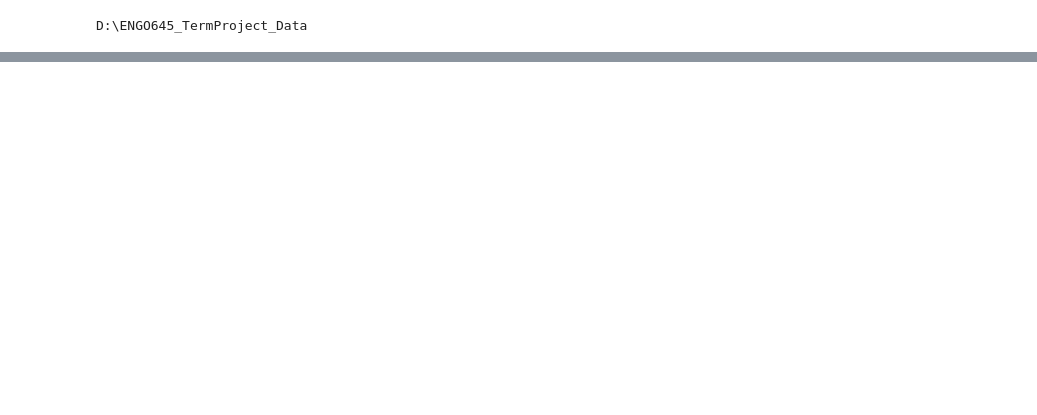
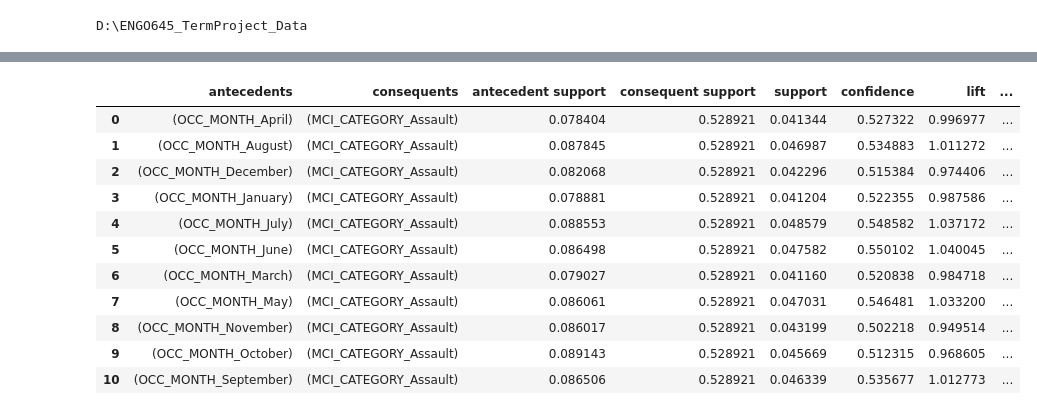
Before and after one commit to rentruong/ENGO645_TorontoCrimeAnalysis, a Jupyter notebook: Apriori.ipynb, the cells around one changed output, grey strips where cells are left out. Saved outputs shown, nothing was run; the diff lists cells and outputs as text; code cells hidden in the pictures; blank space fills up the shorter version.

```diff
--- a/Apriori.ipynb
+++ b/Apriori.ipynb
@@ -94,7 +55 @@ TEMPCategory         0
 dtype: int64
-# %%
-# Convert columns to categorical data type
-MCI_data_filtered['OCC_YEAR'] = MCI_data_filtered['OCC_YEAR'].astype('category')
-MCI_data_filtered['OCC_DAY'] = MCI_data_filtered['OCC_DAY'].astype('category')
-MCI_data_filtered['OCC_DOY'] = MCI_data_filtered['OCC_DOY'].astype('category')
-MCI_data_filtered['OCC_HOUR'] = MCI_data_filtered['OCC_HOUR'].astype('category')
@@ -155,0 +204,11 @@ Series([], dtype: int64)
+# %%
+#Setup for association rule: MCI and Month
+
+# Specify the columns
+columns_to_keep = ['MCI_CATEGORY', 'OCC_MONTH']
+MCI_data_filtered_MCIandMonth = MCI_data_filtered[columns_to_keep]
+
+# Perform one-hot encoding for all categorical columns
+df_encoded_MCIandMonth = pd.get_dummies(MCI_data_filtered_MCIandMonth)
+
+df_encoded_MCIandMonth
@@ -155,0 +229,16 @@ Series([], dtype: int64)
+# %%
+from mlxtend.frequent_patterns import apriori
+
+# Use `use_colnames=True` to convert the column names into item names
+frequent_itemsets_MCIandMonth = apriori(df_encoded_MCIandMonth, min_support=0.04, use_colnames=True)
+
+# Filter frequent itemsets to only those with size 2
+frequent_itemsets_MCIandMonth_filtered = frequent_itemsets_MCIandMonth[
+    frequent_itemsets_MCIandMonth['itemsets'].apply(lambda x: len(x)) == 2
+]
+
+# Set the display options to increase the maximum column width
+pd.set_option('display.max_colwidth', 1000)  # Adjust the number as needed
+
+# Display frequent itemsets of size 2
+frequent_itemsets_MCIandMonth_filtered
@@ -155,0 +258,21 @@ Series([], dtype: int64)
+# %%
+from mlxtend.frequent_patterns import apriori, association_rules
+
+# Generate association rules from frequent itemsets with confidence of 50% or greater
+rules = association_rules(frequent_itemsets_MCIandMonth, metric="confidence", min_threshold=0.5)
+
+# Display the generated association rules
+rules
+# %% [output]
+|  | antecedents | consequents | antecedent support | consequent support | support | confidence | lift | ... |
+| 0 | (OCC_MONTH_April) | (MCI_CATEGORY_Assault) | 0.078404 | 0.528921 | 0.041344 | 0.527322 | 0.996977 | ... |
+| 1 | (OCC_MONTH_August) | (MCI_CATEGORY_Assault) | 0.087845 | 0.528921 | 0.046987 | 0.534883 | 1.011272 | ... |
+| 2 | (OCC_MONTH_December) | (MCI_CATEGORY_Assault) | 0.082068 | 0.528921 | 0.042296 | 0.515384 | 0.974406 | ... |
+| 3 | (OCC_MONTH_January) | (MCI_CATEGORY_Assault) | 0.078881 | 0.528921 | 0.041204 | 0.522355 | 0.987586 | ... |
+| 4 | (OCC_MONTH_July) | (MCI_CATEGORY_Assault) | 0.088553 | 0.528921 | 0.048579 | 0.548582 | 1.037172 | ... |
+| 5 | (OCC_MONTH_June) | (MCI_CATEGORY_Assault) | 0.086498 | 0.528921 | 0.047582 | 0.550102 | 1.040045 | ... |
+| 6 | (OCC_MONTH_March) | (MCI_CATEGORY_Assault) | 0.079027 | 0.528921 | 0.041160 | 0.520838 | 0.984718 | ... |
+| 7 | (OCC_MONTH_May) | (MCI_CATEGORY_Assault) | 0.086061 | 0.528921 | 0.047031 | 0.546481 | 1.033200 | ... |
+| 8 | (OCC_MONTH_November) | (MCI_CATEGORY_Assault) | 0.086017 | 0.528921 | 0.043199 | 0.502218 | 0.949514 | ... |
+| 9 | (OCC_MONTH_October) | (MCI_CATEGORY_Assault) | 0.089143 | 0.528921 | 0.045669 | 0.512315 | 0.968605 | ... |
+| 10 | (OCC_MONTH_September) | (MCI_CATEGORY_Assault) | 0.086506 | 0.528921 | 0.046339 | 0.535677 | 1.012773 | ... |
```
Also changed, not shown: parts of 37 cells of this notebook.
